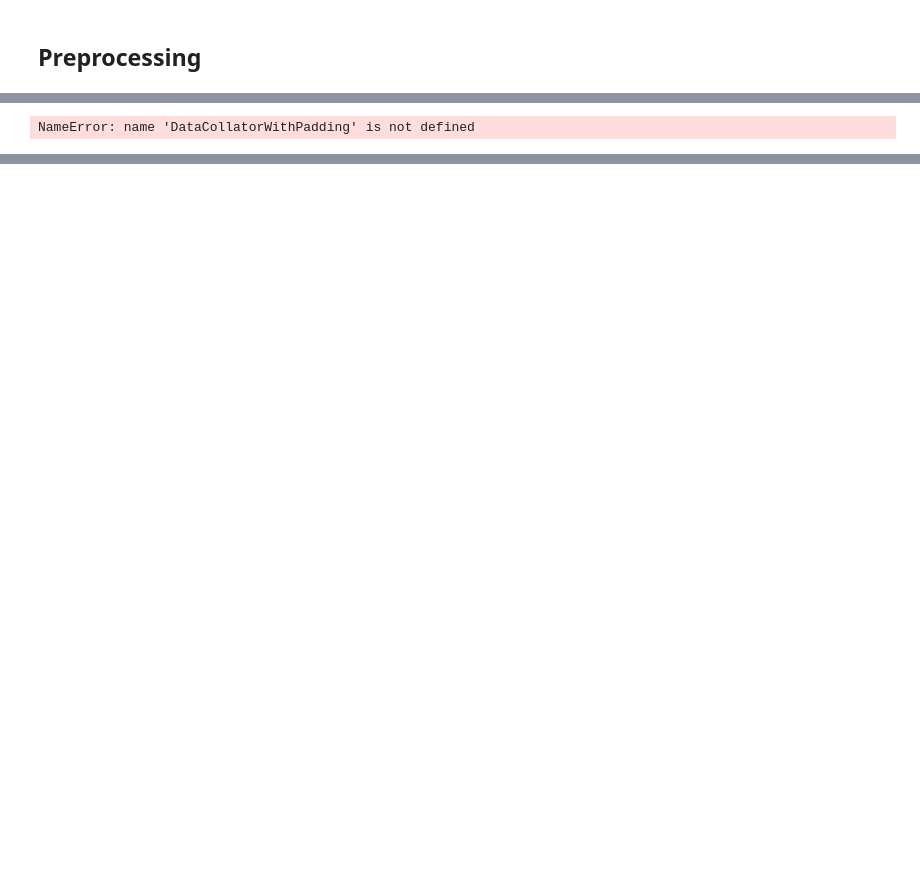
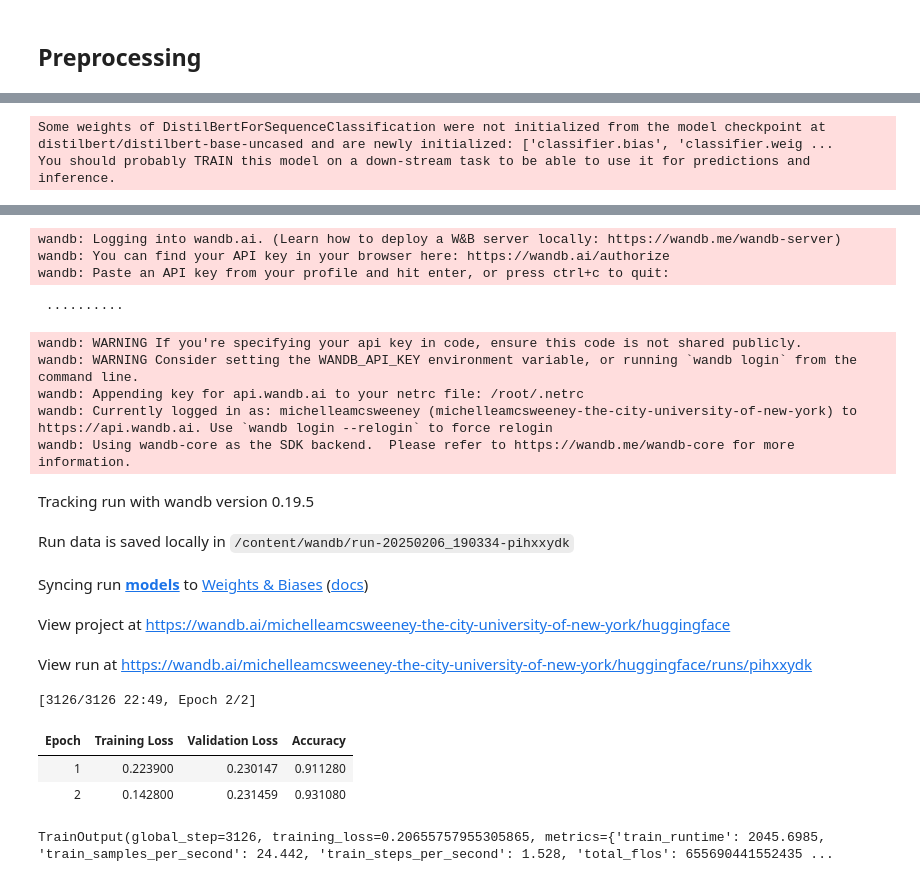
Before and after one commit to michellejm/sentiment_book_reviews, a Jupyter notebook: book_review_sentiment.ipynb, the cells around one changed output, grey strips where cells are left out. Drawn from its saved outputs; the diff is of its cells as text; code cells hidden in the pictures; blank space fills up the shorter version.

```diff
--- a/book_review_sentiment.ipynb
+++ b/book_review_sentiment.ipynb
@@ -83,7 +142,50 @@ datasets.dataset_dict.DatasetDict
-# %%
-# now pad the inputs that are too short
-# tbh I know why to do this, but this function is a total black box at this point
-
-data_collator = DataCollatorWithPadding(tokenizer=tokenizer)
-# %% [output]
-NameError: name 'DataCollatorWithPadding' is not defined
+# %%
+# measure accuracy while training
+
+accuracy = evaluate.load("accuracy")
+# %%
+#pass predictions and labels to `compute` to calculate the accuracy
+
+def compute_metrics(eval_pred):
+    predictions, labels = eval_pred
+    predictions = np.argmax(predictions, axis = 1)
+    return accuracy.compute(predictions = predictions, references = labels)
+# %%
+#map ids to labels
+id2label = {0: "NEGATIVE", 1: "POSITIVE"}
+label2id = {"NEGATIVE": 0, "POSITIVE": 1}
+# %%
+# establish the model
+model = AutoModelForSequenceClassification.from_pretrained(
+    "distilbert/distilbert-base-uncased", num_labels=2, id2label=id2label, label2id=label2id)
+# %% [output]
+Some weights of DistilBertForSequenceClassification were not initialized from the model checkpoint at distilbert/distilbert-base-uncased and are newly initialized: ['classifier.bias', 'classifier.weig ...
+You should probably TRAIN this model on a down-stream task to be able to use it for predictions and inference.
+# %%
+# define training arguments
+
+training_args = TrainingArguments(
+    output_dir = "models",
+    learning_rate = 2e-5,
+    per_device_train_batch_size = 16,
+    per_device_eval_batch_size=16,
+    num_train_epochs=2,
+    weight_decay=0.01,
+    eval_strategy="epoch",
+    save_strategy="epoch",
+    load_best_model_at_end=True,
+    push_to_hub=True,
+)
+
+trainer = Trainer(
+    model=model,
+    args=training_args,
+    train_dataset=tokenized_imdb['train'],
+    eval_dataset=tokenized_imdb['test'],
+    processing_class=tokenizer,
+    data_collator=data_collator,
+    compute_metrics=compute_metrics,
+)
+
+trainer.train()
+# %% [output]
@@ -89,0 +194,19 @@ NameError: name 'DataCollatorWithPadding' is not defined
+wandb: Logging into wandb.ai. (Learn how to deploy a W&B server locally: https://wandb.me/wandb-server)
+wandb: You can find your API key in your browser here: https://wandb.ai/authorize
+wandb: Paste an API key from your profile and hit enter, or press ctrl+c to quit:
+ ··········
+wandb: WARNING If you're specifying your api key in code, ensure this code is not shared publicly.
+wandb: WARNING Consider setting the WANDB_API_KEY environment variable, or running `wandb login` from the command line.
+wandb: Appending key for api.wandb.ai to your netrc file: /root/.netrc
+wandb: Currently logged in as: michelleamcsweeney (michelleamcsweeney-the-city-university-of-new-york) to https://api.wandb.ai. Use `wandb login --relogin` to force relogin
+wandb: Using wandb-core as the SDK backend.  Please refer to https://wandb.me/wandb-core for more information.
+Tracking run with wandb version 0.19.5
+Run data is saved locally in /content/wandb/run-20250206_190334-pihxxydk
+Syncing run models to Weights & Biases (docs)
+View project at https://wandb.ai/michelleamcsweeney-the-city-university-of-new-york/huggingface
+View run at https://wandb.ai/michelleamcsweeney-the-city-university-of-new-york/huggingface/runs/pihxxydk
+[3126/3126 22:49, Epoch 2/2]
+| Epoch | Training Loss | Validation Loss | Accuracy |
+| 1 | 0.223900 | 0.230147 | 0.911280 |
+| 2 | 0.142800 | 0.231459 | 0.931080 |
+TrainOutput(global_step=3126, training_loss=0.20655757955305865, metrics={'train_runtime': 2045.6985, 'train_samples_per_second': 24.442, 'train_steps_per_second': 1.528, 'total_flos': 655690441552435 ...
```
Also changed, not shown: parts of 26 cells of this notebook.
